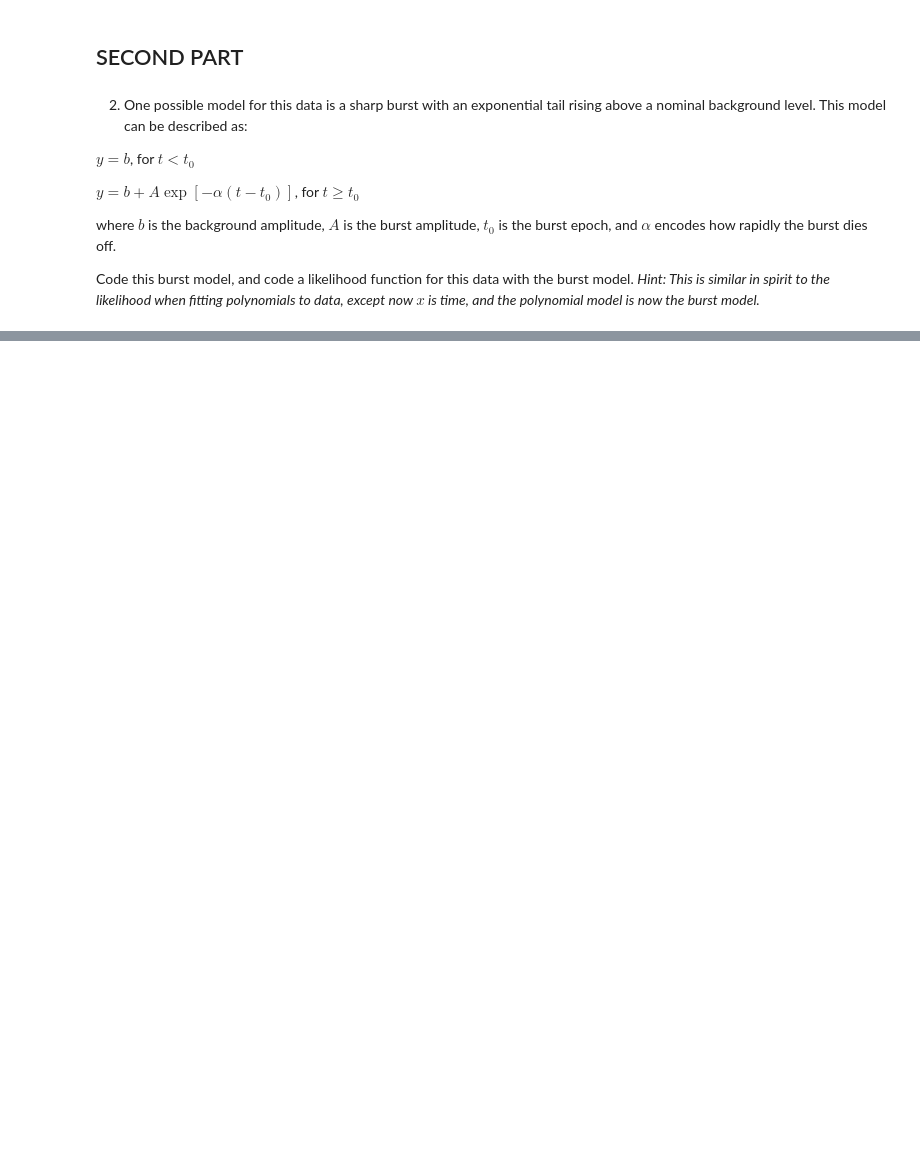
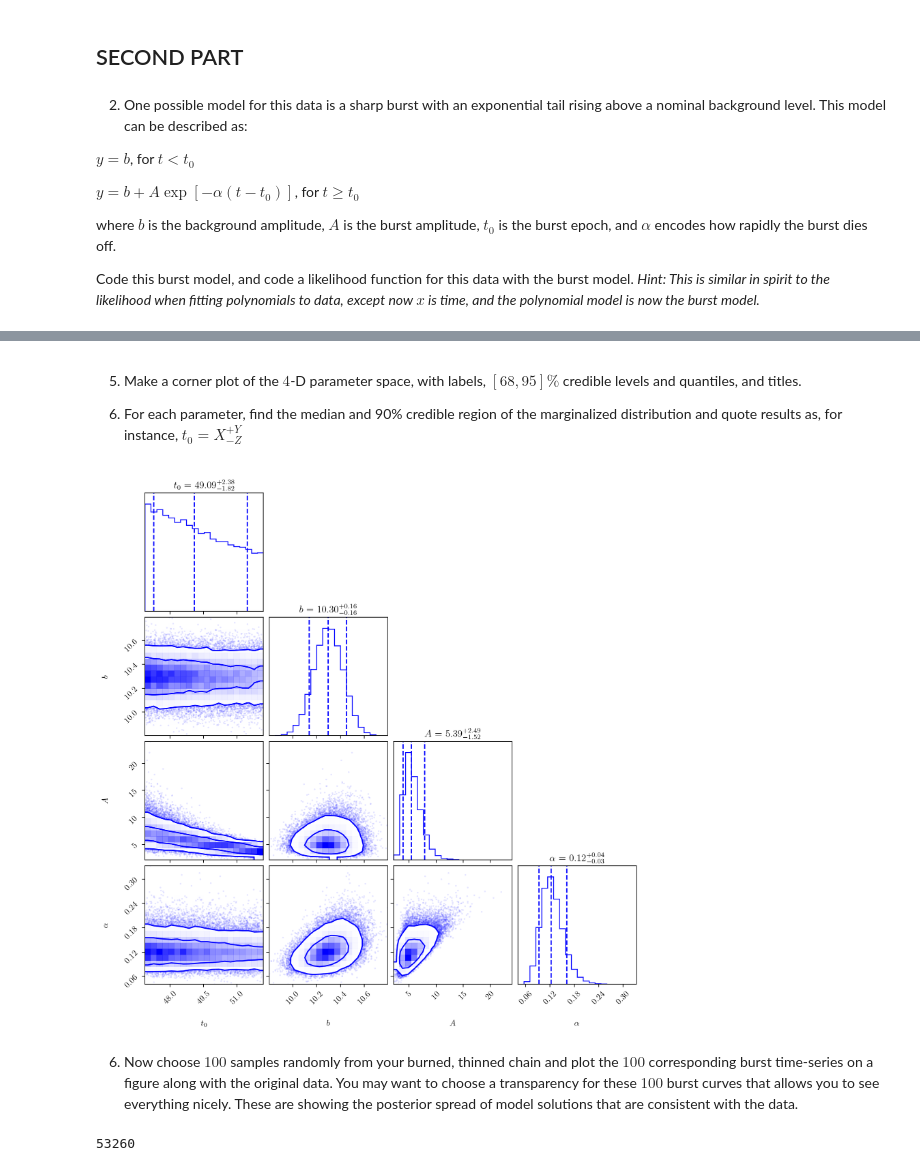
Before and after one commit to ludovicarbone/astrostatistics_bicocca_2024, a Jupyter notebook: working/L11_es.ipynb, the cells around one changed output, grey strips where cells are left out. Drawn from its saved outputs; the diff is of its cells as text; code cells hidden in the pictures; blank space fills up the shorter version.

```diff
--- a/working/L11_es.ipynb
+++ b/working/L11_es.ipynb
@@ -39,0 +216,29 @@ Code this burst model, and code a likelihood function for this data with the bur
+# %% [markdown]
+5) Make a corner plot of the $4$-D parameter space, with labels, $[68,95]\%$ credible levels and quantiles, and titles.
+
+7) For each parameter, find the median and 90% credible region of the marginalized distribution and quote results as, for instance, $t_0=X^{+Y}_{-Z}$
+# %%
+# Definisci le etichette in formato LaTeX
+labels = [r'$t_0$', r'$b$', r'$A$', r'$\alpha$']
+
+# Corner plot con livelli di credibilità (68% e 95%) e quantili
+fig = corner.corner(
+    emcee_trace_thin,
+    labels=labels,
+    quantiles=[0.10, 0.5, 0.90],
+    show_titles=True,
+    title_fmt=".2f",
+    levels=(0.68, 0.95),
+    plot_density=True,
+    color='blue'
+)
+# Mostra il plot
+fig.show()
+# %% [output]
+[figure, added]
+# %% [markdown]
+6) Now choose $100$ samples randomly from your burned, thinned chain and plot the $100$ corresponding burst time-series on a figure along with the original data. You may want to choose a transparency for these $100$ burst curves that allows you to see everything nicely. These are showing the posterior spread of model solutions that are consistent with the data.
+# %%
+len(emcee_trace_thin)
+# %% [output]
+53260
```
Also changed, not shown: parts of 23 cells of this notebook.
